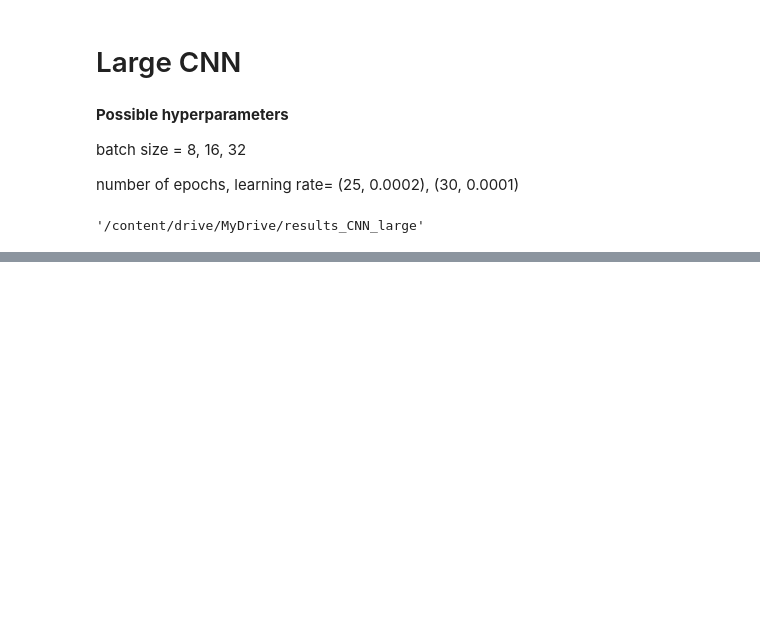
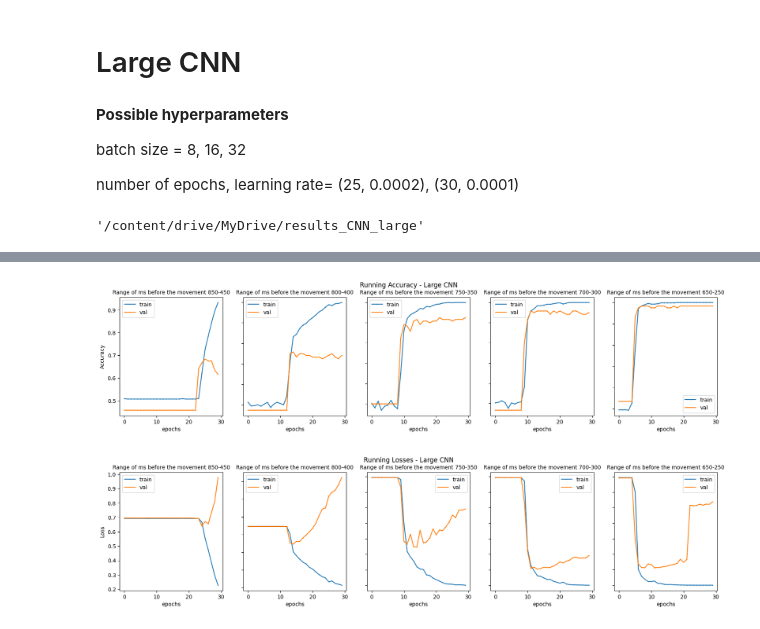
Before and after one commit to benedettacandelori/Monkeys_go_stop_trials, a Jupyter notebook: Report_movement_CNN.ipynb, the cells around one changed output, grey strips where cells are left out. Saved outputs shown, nothing was run; the diff lists cells and outputs as text; code cells hidden in the pictures; blank space fills up the shorter version.

```diff
--- a/Report_movement_CNN.ipynb
+++ b/Report_movement_CNN.ipynb
@@ -229,5 +286,0 @@ plot_CNN_large_results(batchsize = bs, num_epochs = n_epochs, learning_rate = lr
-# %%
-#HYPERPARAMS
-n_epochs = 30
-bs = 16
-lr = 0.0001
@@ -239,0 +287,13 @@ plot_CNN_large_results(batchsize = bs, num_epochs = n_epochs, learning_rate = lr
+# %%
+pickle_file_name = "b="+str(bs)+",ep="+str(n_epochs)+",lr="+str(lr)+"_large.pkl"
+f = open(pickle_file_name,"rb")
+final_results = pickle.load(f)
+f.close()
+f = open("complete_version: "+pickle_file_name,"rb")
+vecs_results = pickle.load(f)
+f.close()
+x_labs = []
+for i in range(len(final_results['time session']['start'])):
+  x_labs.append(str(1000-final_results['time session']['start'][i])+'-'+str(1000-final_results['time session']['end'][i]))
+x_labs = x_labs[::-1]
+x_labs
@@ -239,0 +311,34 @@ plot_CNN_large_results(batchsize = bs, num_epochs = n_epochs, learning_rate = lr
+# %%
+# Plot train/val accuracies over epochs
+fig, axs = plt.subplots(1, 5, figsize=(20, 4))
+
+for i in range(5):
+  axs[i].plot(vecs_results['train']['accuracies'][::-1][3:8][i], label = 'train', marker = 'o' ,markersize = 0.5)
+  axs[i].plot(vecs_results['val']['accuracies'][::-1][3:8][i], label = 'val', marker = 'o',markersize = 0.5)
+  axs[i].set_title('Range of ms before the movement '+x_labs[3:8][i],fontsize = 'medium')
+  axs[i].legend()
+
+fig.suptitle('Running Accuracy - Large CNN')
+for ax in axs.flat:
+    ax.set(xlabel='epochs', ylabel='Accuracy')
+# Hide x labels and tick labels for top plots and y ticks for right plots.
+for ax in axs.flat:
+    ax.label_outer()
+
+fig, axs = plt.subplots(1, 5, figsize=(20, 4))
+
+for i in range(5):
+  axs[i].plot(vecs_results['train']['losses'][::-1][3:8][i], label = 'train', marker = 'o' ,markersize = 0.5)
+  axs[i].plot(vecs_results['val']['losses'][::-1][3:8][i], label = 'val', marker = 'o',markersize = 0.5)
+  axs[i].set_title('Range of ms before the movement '+x_labs[3:8][i],fontsize = 'medium')
+  axs[i].legend()
+
+fig.suptitle('Running Losses - Large CNN')
+for ax in axs.flat:
+    ax.set(xlabel='epochs', ylabel='Loss')
+# Hide x labels and tick labels for top plots and y ticks for right plots.
+for ax in axs.flat:
+    ax.label_outer()
+# %% [output]
+[figure, added]
+[figure, added]
```
Also changed, not shown: parts of 12 cells of this notebook.
